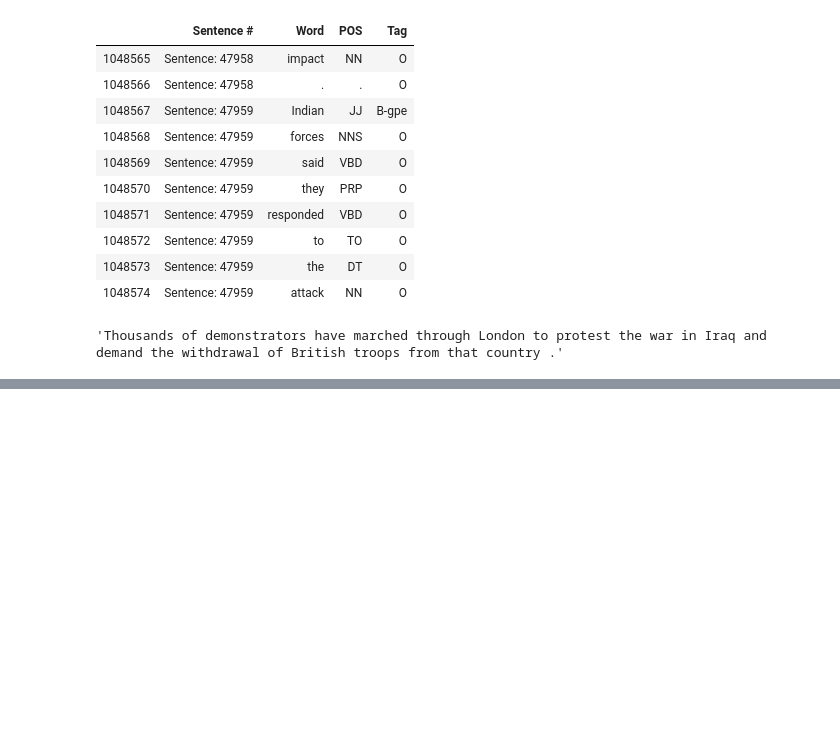
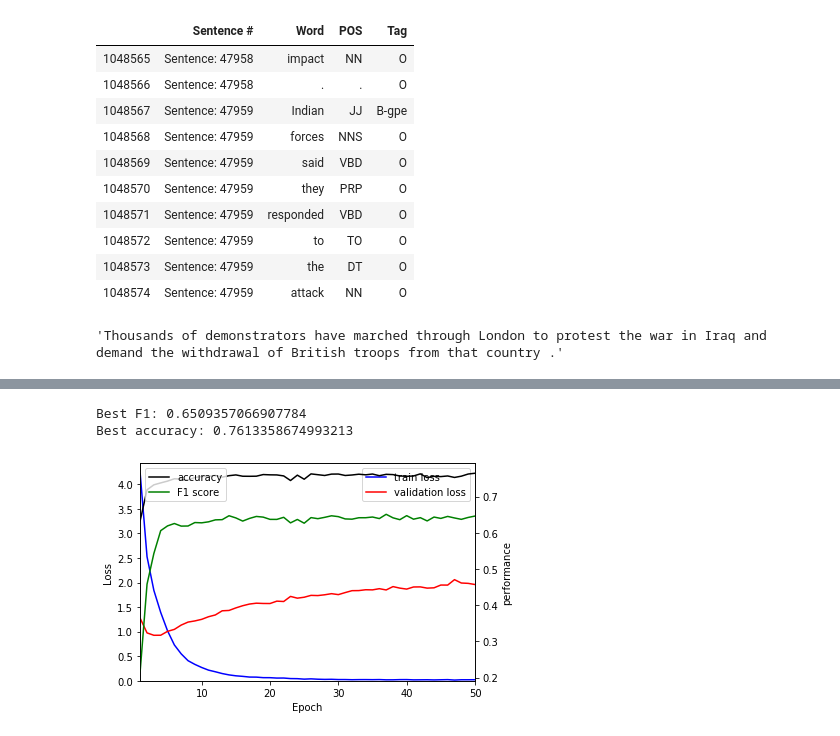
Before and after one commit to JuntingYu1996/BERT, a Jupyter notebook: BERT.ipynb, the cells around one changed output, grey strips where cells are left out. Drawn from its saved outputs; the diff is of its cells as text; code cells hidden in the pictures; blank space fills up the shorter version.

```diff
--- a/BERT.ipynb
+++ b/BERT.ipynb
@@ -65,12 +71,13 @@ labels = [[s[2] for s in sent] for sent in getter.sentences]
 # %%
 # tokenized_texts = [tokenizer.tokenize(sent) for sent in sentences]
-tokenize_text = []
+tokenized_texts = []
+labels = [[s[2] for s in sent] for sent in getter.sentences]
 for sent in range(len(sentences)):
-    tokenize_text.append([])
+    tokenized_texts.append([])
     splitted = sentences[sent].split()
     for word in range(len(splitted)):
         for padding in range(len(tokenizer.tokenize(splitted[word])) - 1):
-            labels[sent].insert(len(tokenize_text[-1])+padding+1,'X')
-        tokenize_text[-1].extend(tokenizer.tokenize(splitted[word]))
+            labels[sent].insert(len(tokenized_texts[-1])+padding+1,'X')
+        tokenized_texts[-1].extend(tokenizer.tokenize(splitted[word]))
 # %%
 checking = np.random.randint(len(tokenized_texts))
@@ -117,10 +152,8 @@ tags = pad_sequences([[tag2idx.get(l) for l in lab] for lab in labels],
 # %%
 attention_masks = [[float(i>0) for i in ii] for ii in input_ids]
 # %%
-tr_inputs, val_inputs, tr_tags, val_tags = train_test_split(input_ids, tags,
-                                                            random_state=2019, test_size=0.1)
-tr_masks, val_masks, _, _ = train_test_split(attention_masks, input_ids,
-                                             random_state=2019, test_size=0.1)
+tr_inputs, val_inputs, tr_tags, val_tags = train_test_split(input_ids, tags, random_state=2020, test_size=0.3)
+tr_masks, val_masks, _, _ = train_test_split(attention_masks, input_ids, random_state=2020, test_size=0.3)
 # %%
 #random checking
 
@@ -192,0 +268,6 @@ def flat_accuracy(preds, labels):
+# %%
+weight_fct = lambda num: 1
+weight = np.array([weight_fct(np.sum(tags == i)) for i in range(len(tag2idx))],dtype=float)
+weight[tag2idx['X']] = 0
+weight = torch.tensor(weight).to(torch.float)
+print(weight)
@@ -286,0 +425,33 @@ print("Validation F1-Score: {}".format(f1_score(pred_tags, valid_tags)))
+# %%
+print("Best F1: {}".format(best_F1))
+print("Best accuracy: {}".format(best_accuracy))
+
+with open("output","w") as f:
+  f.write("Best F1: {}\n".format(best_F1))
+  f.write("Best accuracy: {}".format(best_accuracy))
+# %% [output]
+Best F1: 0.6509357066907784
+Best accuracy: 0.7613358674993213
+# %%
+import matplotlib.pyplot as plt
+
+epoch = np.arange(1,epochs+1)
+fig = plt.figure()
+ax1 = fig.add_subplot(111)
+ax1.plot(epoch,train_losses,'b',label="train loss")
+ax1.plot(epoch,validation_losses,'r',label="validation loss")
+ax1.legend(loc=0)
+ax1.set_ylabel('Loss')
+ax1.set_xlabel("Epoch")
+ax1.set_xlim(1,epochs)
+ax1.set_ylim(0,None)
+ax2 = ax1.twinx()
+ax2.plot(epoch,accuracies,'k',label="accuracy")
+ax2.plot(epoch,F1s,'g',label="F1 score")
+ax2.legend(loc=2)
+ax2.set_ylabel('performance')
+# ax2.set_ylim(0.5,1)
+plt.savefig("GUM.png",dpi=600)
+plt.show()
+# %% [output]
+[figure, added]
```
Also changed, not shown: parts of 14 cells of this notebook.
